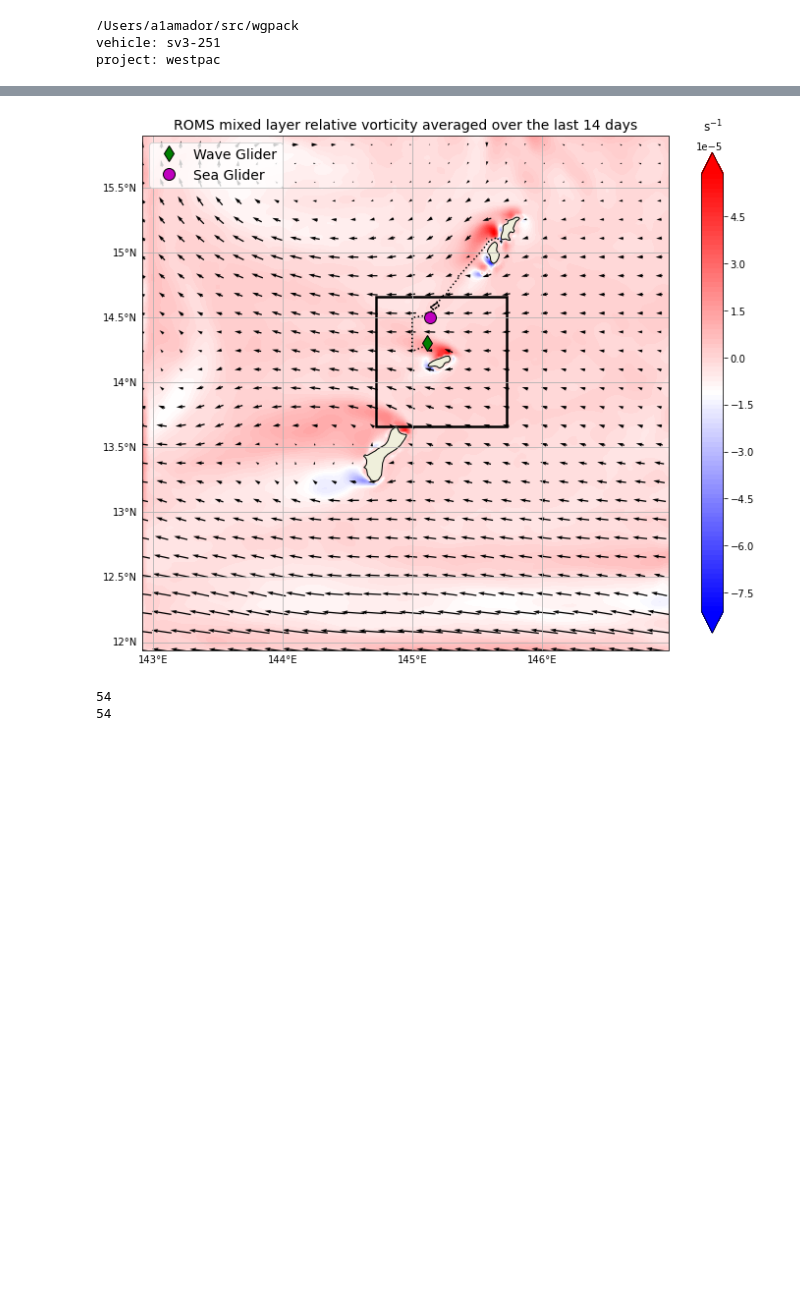
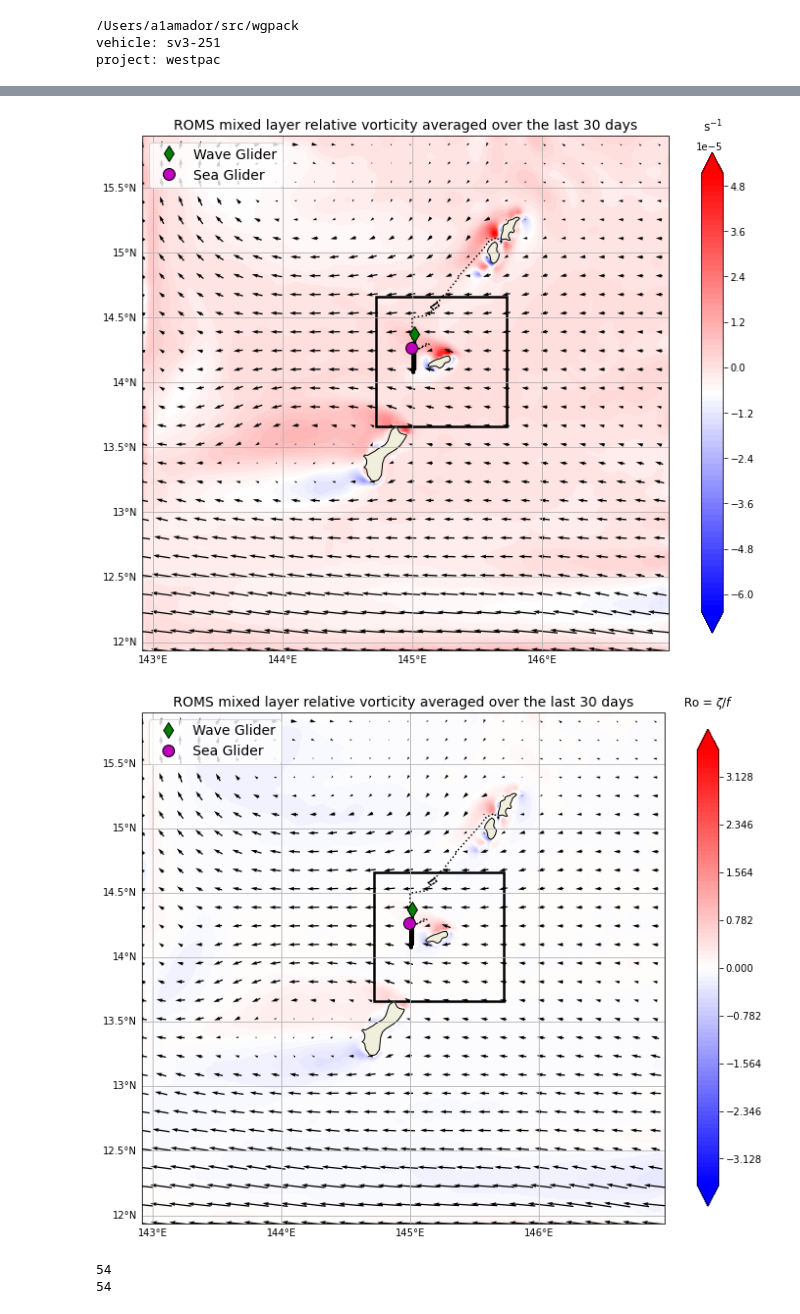
Before and after one commit to a1amador/wgpack, a Jupyter notebook: arcterx/Rota_relative_vorticity_plots.ipynb, the cells around one changed output, grey strips where cells are left out. Drawn from its saved outputs; the diff is of its cells as text; code cells hidden in the pictures; blank space fills up the shorter version.

```diff
--- a/arcterx/Rota_relative_vorticity_plots.ipynb
+++ b/arcterx/Rota_relative_vorticity_plots.ipynb
@@ -323,8 +372,8 @@ from cartopy.mpl.gridliner import LONGITUDE_FORMATTER, LATITUDE_FORMATTER
 import matplotlib.patches as mpatches
 
 # latest sea-glider surfacing
-SGlon = 145 + 08.02/60
-SGlat = 14 + 30.16/60
+SGlon = SG_enlon[-1]
+SGlat = SG_enlat[-1]
 # Rota Island coordinates
 Rlat,Rlon = 14.160614, 145.221402
 
@@ -387,7 +436,81 @@ cb = plt.colorbar(cf, shrink=0.75)
 cb.ax.set_title('s$^{-1}$\n')
 ax.set_title('ROMS mixed layer relative vorticity averaged over the last ' + str(tw) + ' days',fontsize=fntsz);
 # %% [output]
-[figure, old version]
+[figure, new version]
+# %%
+# non-dimensional vorticity
+import cartopy.crs as ccrs
+from cartopy.feature import NaturalEarthFeature, COLORS
+from cartopy.mpl.gridliner import LONGITUDE_FORMATTER, LATITUDE_FORMATTER
+import matplotlib.patches as mpatches
+
+# latest sea-glider surfacing
+SGlon = SG_enlon[-1]
+SGlat = SG_enlat[-1]
+# Rota Island coordinates
+Rlat,Rlon = 14.160614, 145.221402
+
+# plot config
+fntsz = 14
+isub = 8
+levels = 101
+cL = np.round(np.max(np.abs(Ro)), 6)
+levels = np.linspace(-cL,cL,101)
+
+
+fig, ax = plt.subplots(figsize=(12,12),
+                       subplot_kw=dict(projection=ccrs.PlateCarree()))
+LAND = NaturalEarthFeature('physical', 'land', '10m', edgecolor='face',
+                           facecolor=COLORS['land'])
+
+
+ax.set_extent([lon_ROMS.min(), lon_ROMS.max(), lat_ROMS.min(), lat_ROMS.max()])
+gl = ax.gridlines(draw_labels=True)
+gl.xlabels_top = gl.ylabels_right = False
+gl.xformatter = LONGITUDE_FORMATTER
+gl.yformatter = LATITUDE_FORMATTER
+
+# contour plot
+# cf = ax.contourf(lon_ROMS, lat_ROMS, rel_vor[-2], levels=levels, cmap='bwr', extend="both",
+#                  transform=ccrs.PlateCarree())
+cf = ax.contourf(lon_ROMS, lat_ROMS, np.mean(Ro,axis=(0)), levels=levels, cmap='bwr', extend="both",
+                 transform=ccrs.PlateCarree())
+
+# add land and coastlines
+ax.add_feature(LAND)
+ax.coastlines(resolution='10m')
+
+# plot Wave Glider location
+ax.plot(Telemdf['longitude'].values,Telemdf['latitude'].values,':k')
+ax.plot(Telemdf['longitude'].values[-1],Telemdf['latitude'].values[-1],'gd',mec='k',ms=12, label='Wave Glider')
+# plot Sea Glider latest location
+ax.plot(SGlon,SGlat,'mo',mec='k',ms=12, label='Sea Glider')
+# legend
+ax.legend(fontsize=fntsz,loc='upper left')
+# tick params
+ax.tick_params(labelsize=fntsz)
+
+# Quiver plot
+legend_vel=1.0
+Q = ax.quiver(lon_ROMS[::isub], lat_ROMS[::isub], u_sl[::isub,::isub], v_sl[::isub,::isub], pivot='middle')
+
+# plot box around Rota island
+# ax.plot(SGlon,SGlat,'mo',mec='k',ms=12, label='Sea Glider')
+ax.add_patch(mpatches.Rectangle(xy=[Rlon-0.5, Rlat-0.5], width=1, height=1,
+                                    facecolor='None',
+                                    alpha=1,
+                                    edgecolor='k',
+                                    lw = 2.5,
+                                    transform=ccrs.PlateCarree())
+            )
+
+
+# colorbar and labels
+cb = plt.colorbar(cf, shrink=0.75)
+cb.ax.set_title('Ro = $\zeta/f$\n')
+ax.set_title('ROMS mixed layer relative vorticity averaged over the last ' + str(tw) + ' days',fontsize=fntsz);
+# %% [output]
+[figure, added]
 # %%
 # iia_lat,iia_lon = 0,0
 # iib_lat,iib_lon = -1,-1
```
Also changed, not shown: parts of 10 cells of this notebook, 3 other files.
